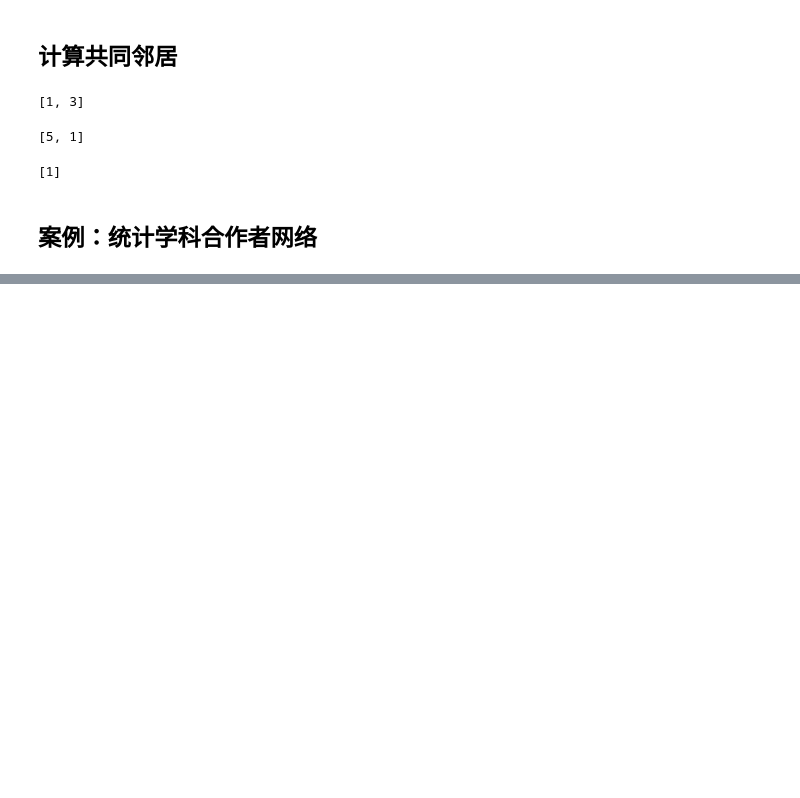
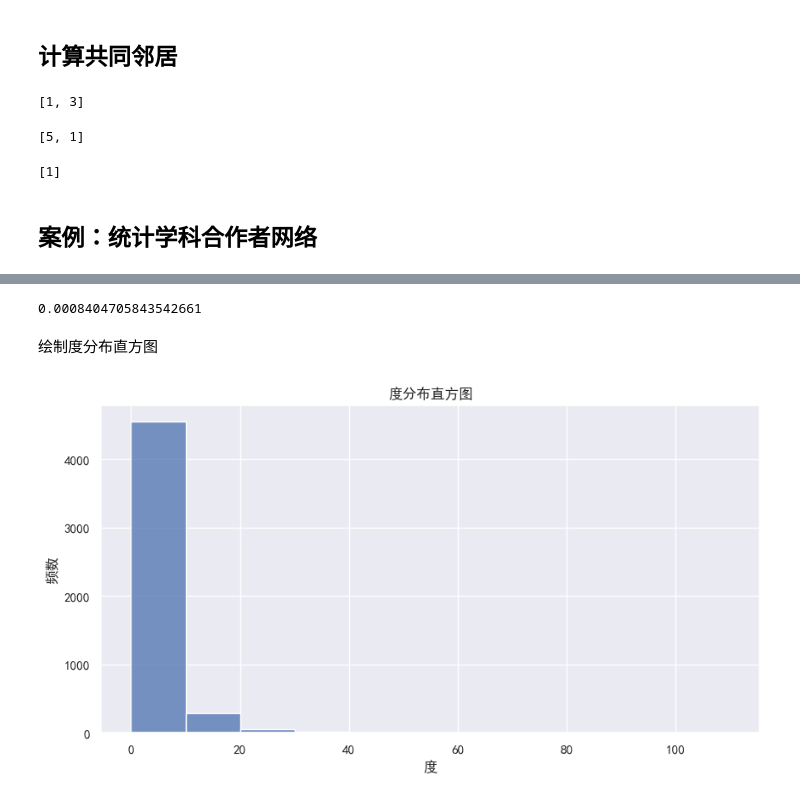
Before and after one commit to z-my-cn/NSDA, a Jupyter notebook: Code/Python/Ch04.ipynb, the cells around one changed output, grey strips where cells are left out. Saved outputs shown, nothing was run; the diff lists cells and outputs as text; code cells hidden in the pictures; blank space fills up the shorter version.

```diff
--- a/Code/Python/Ch04.ipynb
+++ b/Code/Python/Ch04.ipynb
@@ -596,0 +599,6 @@ list(nx.common_neighbors(g_6, 2, 4))
+# %%
+# 读入数据
+data = pd.read_csv("../../Data/edge_largest.csv")
+# 创建无向网络
+g = nx.from_pandas_edgelist(data, source='source', target='target')
+graph_info(g)
@@ -596,0 +618,19 @@ list(nx.common_neighbors(g_6, 2, 4))
+# %%
+# 计算网络的密度
+nx.density(g)
+# %% [output]
+0.0008404705843542661
+# %% [markdown]
+绘制度分布直方图
+# %%
+# 节点的度
+d = pd.DataFrame(g.degree, columns=['name', 'degree'])
+# 绘制度分布直方图
+plt.figure(figsize=(10, 5))
+sns.histplot(d['degree'], bins=range(0, 120, 10))
+plt.xlabel('度')
+plt.ylabel('频数')
+plt.title('度分布直方图')
+plt.show()
+# %% [output]
+[figure, added]
```
Also changed, not shown: parts of 11 cells of this notebook, 1 other file.
